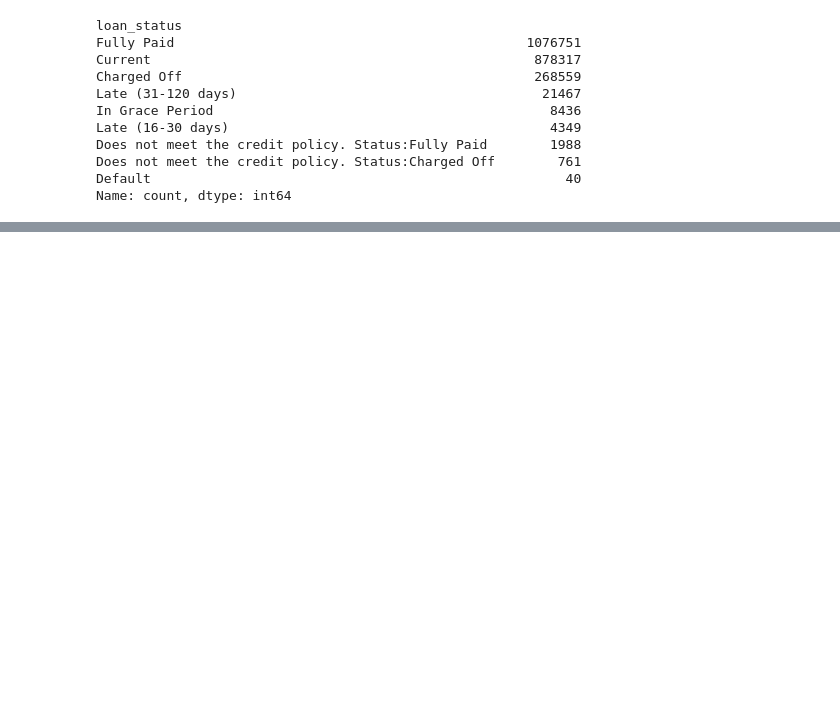
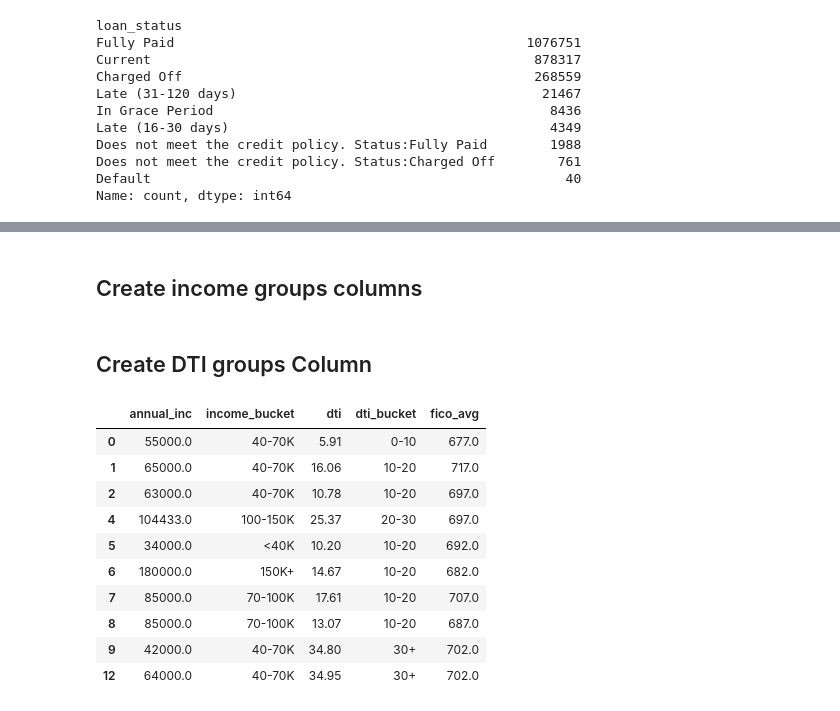
Before and after one commit to ruchira-bi/loan-risk-analytics, a Jupyter notebook: notebooks/02_load_and_explore.ipynb, the cells around one changed output, grey strips where cells are left out. Saved outputs shown, nothing was run; the diff lists cells and outputs as text; code cells hidden in the pictures; blank space fills up the shorter version.

Commit message:
Add cleaning steps, EDA charts and findings

```diff
--- a/notebooks/02_load_and_explore.ipynb
+++ b/notebooks/02_load_and_explore.ipynb
@@ -90,0 +193,17 @@ Name: count, dtype: int64
+# %%
+cols_needed = ["dti", "revol_util", "annual_inc", "delinq_2yrs", "open_acc", "total_acc"]
+
+rows_start = len(df_clean)
+
+df_clean = df_clean.dropna(subset=cols_needed)
+rows_after_missing = len(df_clean)
+
+df_clean = df_clean[(df_clean["annual_inc"] > 0) &
+                    (df_clean["dti"] >= 0) &
+                    (df_clean["dti"] <= 100)]
+rows_end = len(df_clean)
+
+print("Start:", rows_start)
+print("Removed for missing values:", rows_start - rows_after_missing)
+print("Removed for errors:", rows_after_missing - rows_end)
+print("Final rows:", rows_end)
@@ -90,0 +223,35 @@ Name: count, dtype: int64
+# %%
+df_clean["fico_avg"] = (df_clean["fico_range_low"] + df_clean["fico_range_high"]) / 2
+# %% [markdown]
+## Create income groups columns
+# %%
+df_clean["income_bucket"] = pd.cut(
+    df_clean["annual_inc"],
+    bins=[0, 40000, 70000, 100000, 150000, float("inf")],
+    labels=["<40K", "40-70K", "70-100K", "100-150K", "150K+"]
+)
+# %% [markdown]
+## Create DTI groups Column
+# %%
+df_clean["dti_bucket"] = pd.cut(
+    df_clean["dti"],
+    bins=[0, 10, 20, 30, 100],
+    labels=["0-10", "10-20", "20-30", "30+"],
+    include_lowest=True
+)
+# %%
+df_clean["income_bucket"].value_counts().sort_index()
+df_clean["dti_bucket"].value_counts().sort_index()
+df_clean[["annual_inc", "income_bucket", "dti", "dti_bucket", "fico_avg"]].head(10)
+# %% [output]
+|  | annual_inc | income_bucket | dti | dti_bucket | fico_avg |
+| 0 | 55000.0 | 40-70K | 5.91 | 0-10 | 677.0 |
+| 1 | 65000.0 | 40-70K | 16.06 | 10-20 | 717.0 |
+| 2 | 63000.0 | 40-70K | 10.78 | 10-20 | 697.0 |
+| 4 | 104433.0 | 100-150K | 25.37 | 20-30 | 697.0 |
+| 5 | 34000.0 | <40K | 10.20 | 10-20 | 692.0 |
+| 6 | 180000.0 | 150K+ | 14.67 | 10-20 | 682.0 |
+| 7 | 85000.0 | 70-100K | 17.61 | 10-20 | 707.0 |
+| 8 | 85000.0 | 70-100K | 13.07 | 10-20 | 687.0 |
+| 9 | 42000.0 | 40-70K | 34.80 | 30+ | 702.0 |
+| 12 | 64000.0 | 40-70K | 34.95 | 30+ | 702.0 |
```
Also changed, not shown: parts of 30 cells of this notebook, 11 other files.
